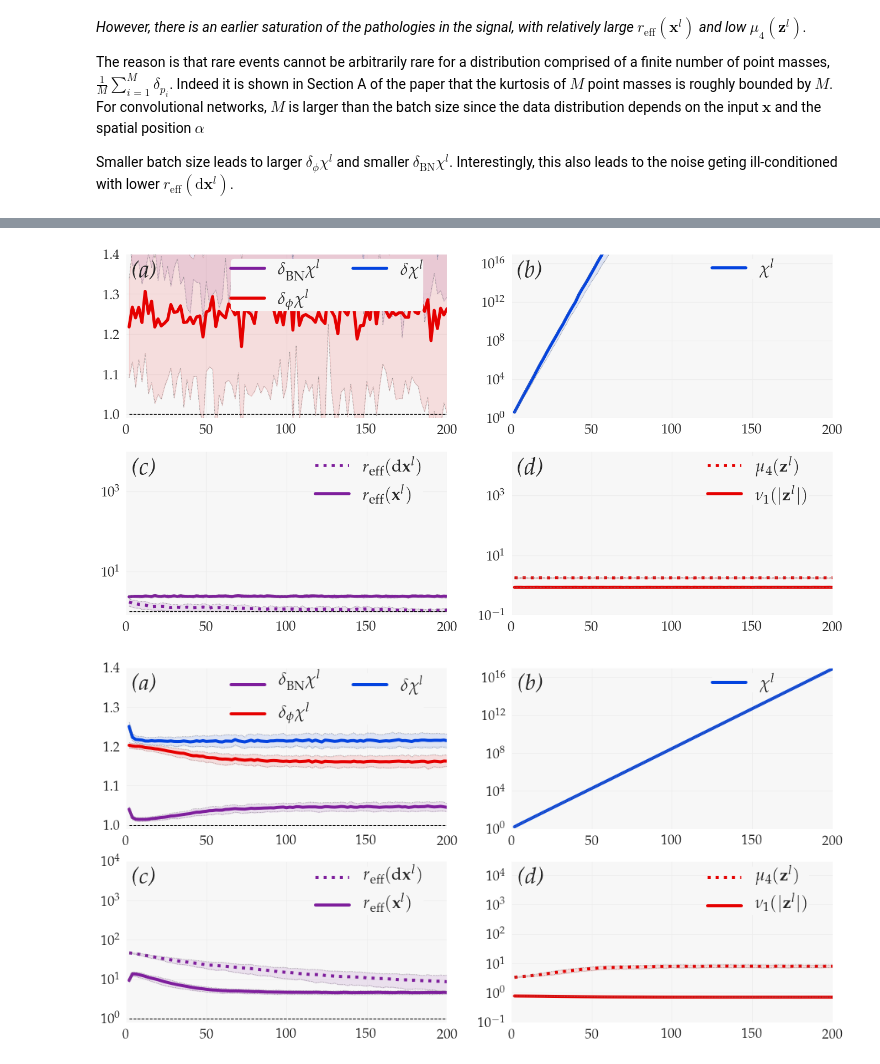
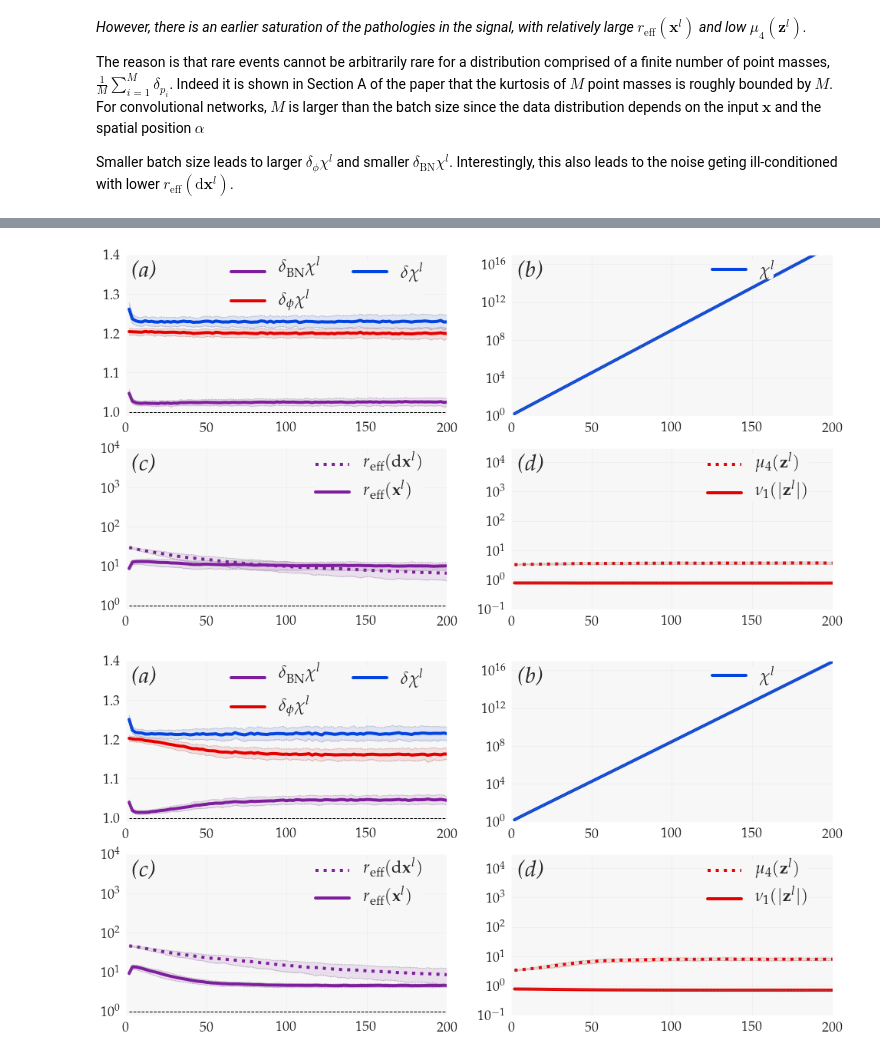
Before and after one commit to alabatie/moments-dnns, a Jupyter notebook: notebooks/Complements on fully-connected networks.ipynb, the cells around one changed output, grey strips where cells are left out. Cells and saved outputs as stored; diff of their text form; code cells hidden in the pictures.

```diff
--- a/notebooks/Complements on fully-connected networks.ipynb
+++ b/notebooks/Complements on fully-connected networks.ipynb
@@ -172,13 +152,13 @@ Running experiment with parameters:
 # %%
 from moments_dnns.manage_experiments import load_experiment
 from moments_dnns.plots import plot_bn_ff
 
 %matplotlib inline
 
-moments_bn_ff = load_experiment("test_64")
+moments_bn_ff = load_experiment("bn_ff_fc_64")
 plot_bn_ff(moments_bn_ff, use_tex=True, name_fig=None)
 # %% [output]
-[figure, old version]
+[figure, new version]
 # %%
 from moments_dnns.manage_experiments import load_experiment
 from moments_dnns.plots import plot_bn_ff
```
Also changed, not shown: parts of 8 cells of this notebook.
